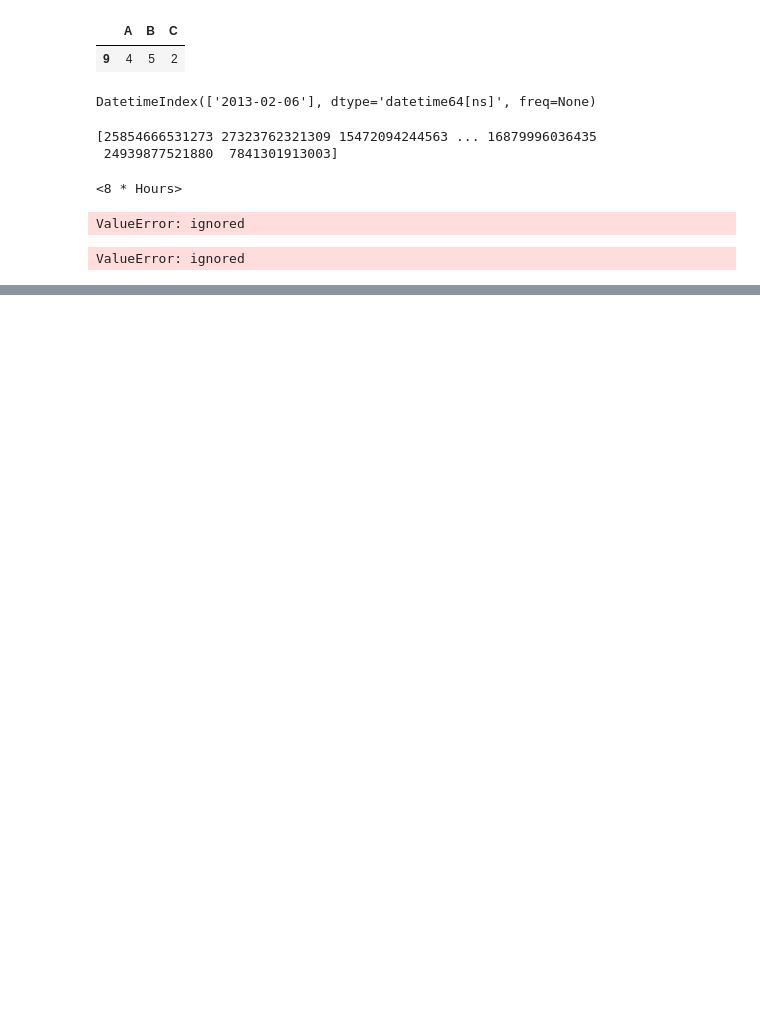
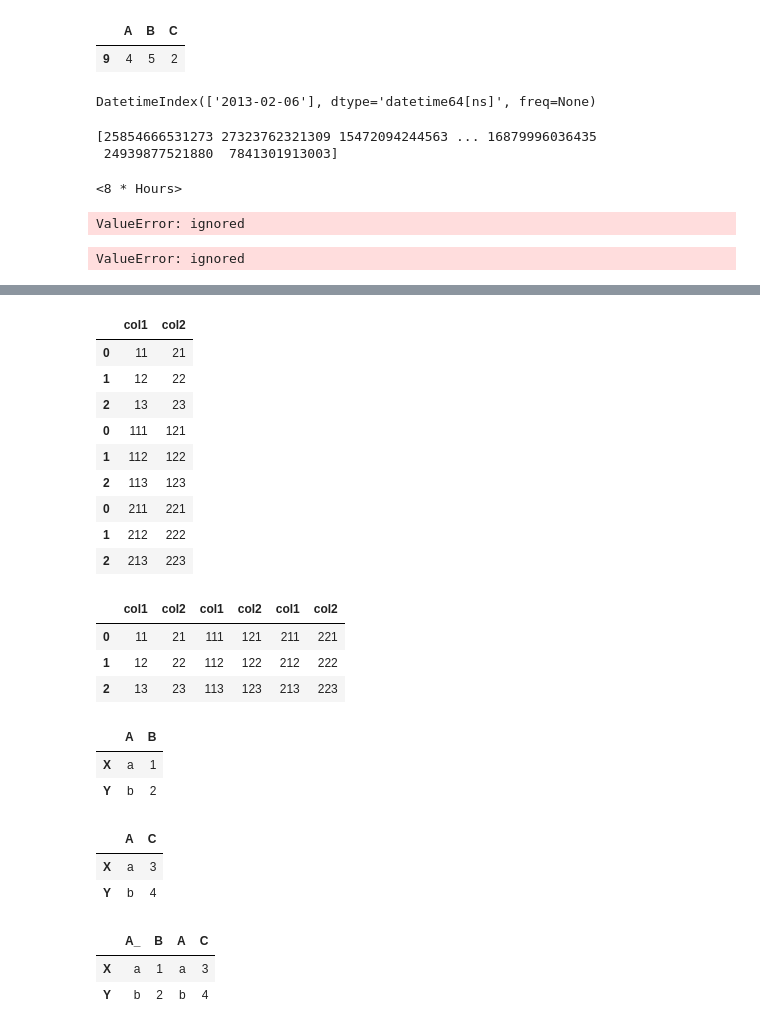
Before and after one commit to rajarameshchindu/datascience, a Jupyter notebook: Pandas.ipynb, the cells around one changed output, grey strips where cells are left out. Drawn from its saved outputs; the diff is of its cells as text; code cells hidden in the pictures; blank space fills up the shorter version.

```diff
--- a/Pandas.ipynb
+++ b/Pandas.ipynb
@@ -1762,0 +2303,20 @@ moves = pd.Series({i:v for i, v in mover(s, move_size=10)}, name='_{}_'.format(s
+# %%
+pd.concat([df1, df2, df3], axis=0)
+# %% [output]
+|  | col1 | col2 |
+| 0 | 11 | 21 |
+| 1 | 12 | 22 |
+| 2 | 13 | 23 |
+| 0 | 111 | 121 |
+| 1 | 112 | 122 |
+| 2 | 113 | 123 |
+| 0 | 211 | 221 |
+| 1 | 212 | 222 |
+| 2 | 213 | 223 |
+# %%
+pd.concat([df1, df2, df3], axis=1)
+# %% [output]
+|  | col1 | col2 | col1 | col2 | col1 | col2 |
+| 0 | 11 | 21 | 111 | 121 | 211 | 221 |
+| 1 | 12 | 22 | 112 | 122 | 212 | 222 |
+| 2 | 13 | 23 | 113 | 123 | 213 | 223 |
@@ -1762,0 +2325,6 @@ moves = pd.Series({i:v for i, v in mover(s, move_size=10)}, name='_{}_'.format(s
+# %%
+left
+# %% [output]
+|  | A | B |
+| X | a | 1 |
+| Y | b | 2 |
@@ -1762,0 +2333,12 @@ moves = pd.Series({i:v for i, v in mover(s, move_size=10)}, name='_{}_'.format(s
+# %%
+right
+# %% [output]
+|  | A | C |
+| X | a | 3 |
+| Y | b | 4 |
+# %%
+left.join(right, lsuffix='_')
+# %% [output]
+|  | A_ | B | A | C |
+| X | a | 1 | a | 3 |
+| Y | b | 2 | b | 4 |
```
Also changed, not shown: parts of 128 cells of this notebook.
